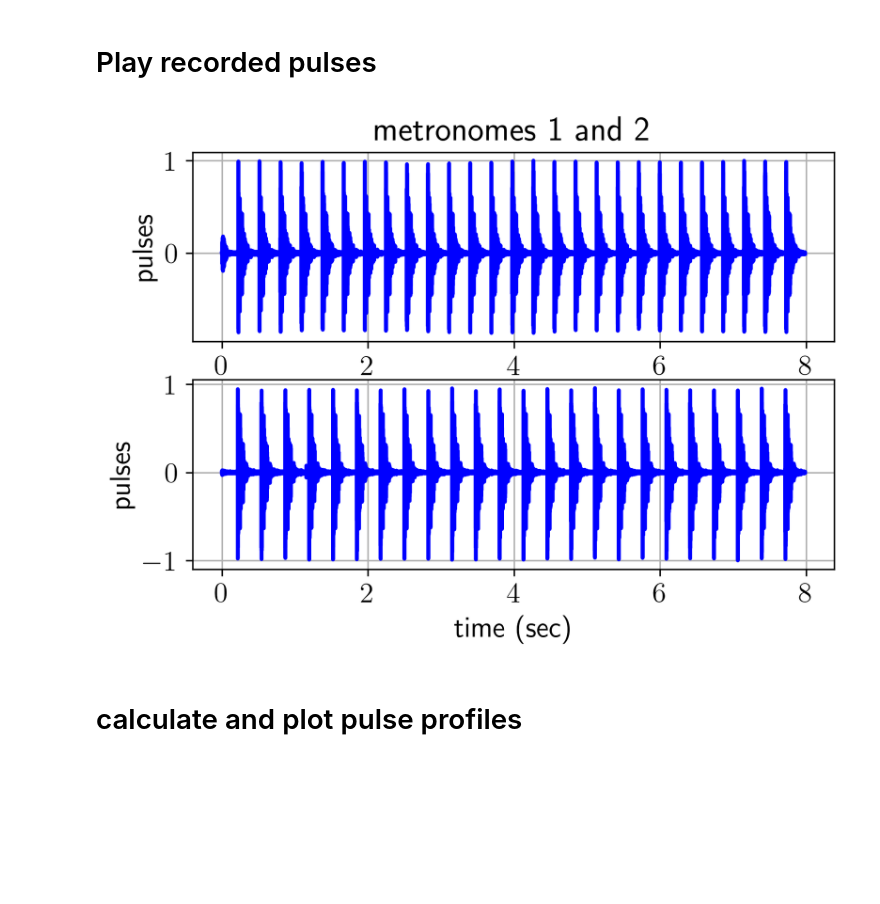
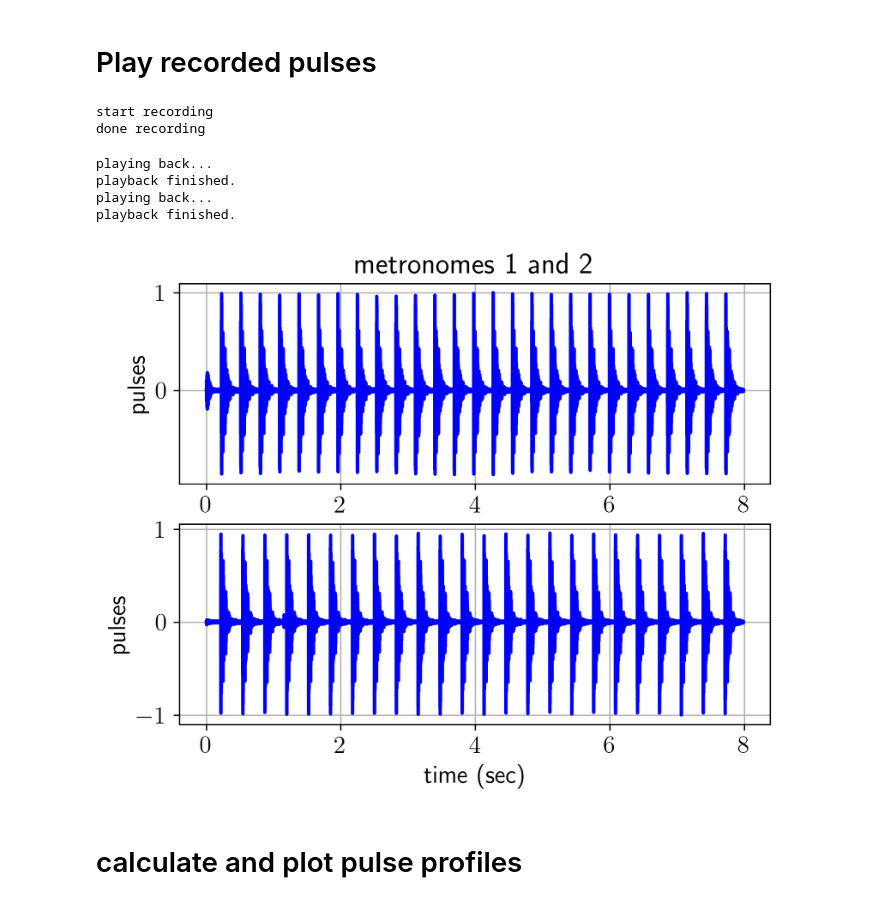
Before and after one commit to josephromano/pta-demo, a Jupyter notebook: code/test.ipynb, the cells around one changed output. Cells and saved outputs as stored; diff of their text form; code cells hidden in the pictures; blank space fills up the shorter version.

```diff
--- a/code/test.ipynb
+++ b/code/test.ipynb
@@ -206,12 +92,36 @@ Playback finished.
+# %%
+import sounddevice as sd
+import numpy as np
+import matplotlib.pyplot as plt
+
+def playpulses(filename, sample_rate):
+
+    '''
+    play recorded sound that was saved to .txt file;
+    the time-series data is returned as a [Ntx2] array ts
+    '''
+
+    # first construct wavfile
+    ts = np.loadtxt(filename)
+    audio_data = ts[:,1]
+    #sample_rate = 44100
+
+    # Playback the audio
+    print("playing back...")
+    sd.play(audio_data, sample_rate)
+    sd.wait()
+    print("playback finished.")
+
+    return ts
 # %% [markdown]
 # PTAdemo 1 - analyze reference metronome data files
 # %% [markdown]
 # Record single metronome pulses
 # %%
 # filenames and beats per minute
-metfile1 = 'm208a'
-metfile2 = 'm184b'
-metfiles = 'm208a184b'
+metfile1 = '../data/m208a'
+metfile2 = '../data/m184b'
+metfiles = '../data/m208a184b'
 bpm1 = 208
 bpm2 = 184
 # %%
@@ -224,39 +134,44 @@ bpm2 = 184
 # Play recorded pulses
 # %%
 # test record pulses
-#recordsound('joe_voice.txt')
+recordpulses('test_pulses.txt')
+# %% [output]
+start recording
+done recording
 # %%
 # sample rate
-Fs = 22050
+sample_rate = 22050
 
 # play recorded sound
-#ts1 = playpulses(metfile1 + ".txt")
-ts1 = playsoundfile(metfile1)
+ts1 = playpulses(metfile1 + ".txt", sample_rate)
 
 # plot time series
 plt.figure()
 plt.subplot(2,1,1)
 plt.plot(ts1[:,0], ts1[:,1], lw=2, color='b')
 plt.ylabel('pulses')
 plt.title('metronomes 1 and 2')
 plt.grid(True)
 
 # play recorded sound
-#ts2 = playpulses(metfile2 + ".txt")
-ts2 = playsoundfile(metfile2)
+ts2 = playpulses(metfile2 + ".txt", sample_rate)
 
 # plot time series
 plt.subplot(2,1,2)
 plt.plot(ts2[:,0], ts2[:,1], lw=2, color='b')
 plt.xlabel('time (sec)')
 plt.ylabel('pulses')
 plt.grid(True)
 plt.draw()
 
 # print to file
 ##plt.savefig(metfiles + "_pulses.pdf", bbox_inches='tight')
 # %% [output]
+playing back...
+playback finished.
+playing back...
+playback finished.
-[figure, old version]
+[figure, new version]
 # %% [markdown]
 # calculate and plot pulse profiles
 # %%
```
Also changed, not shown: parts of 4 cells of this notebook.
